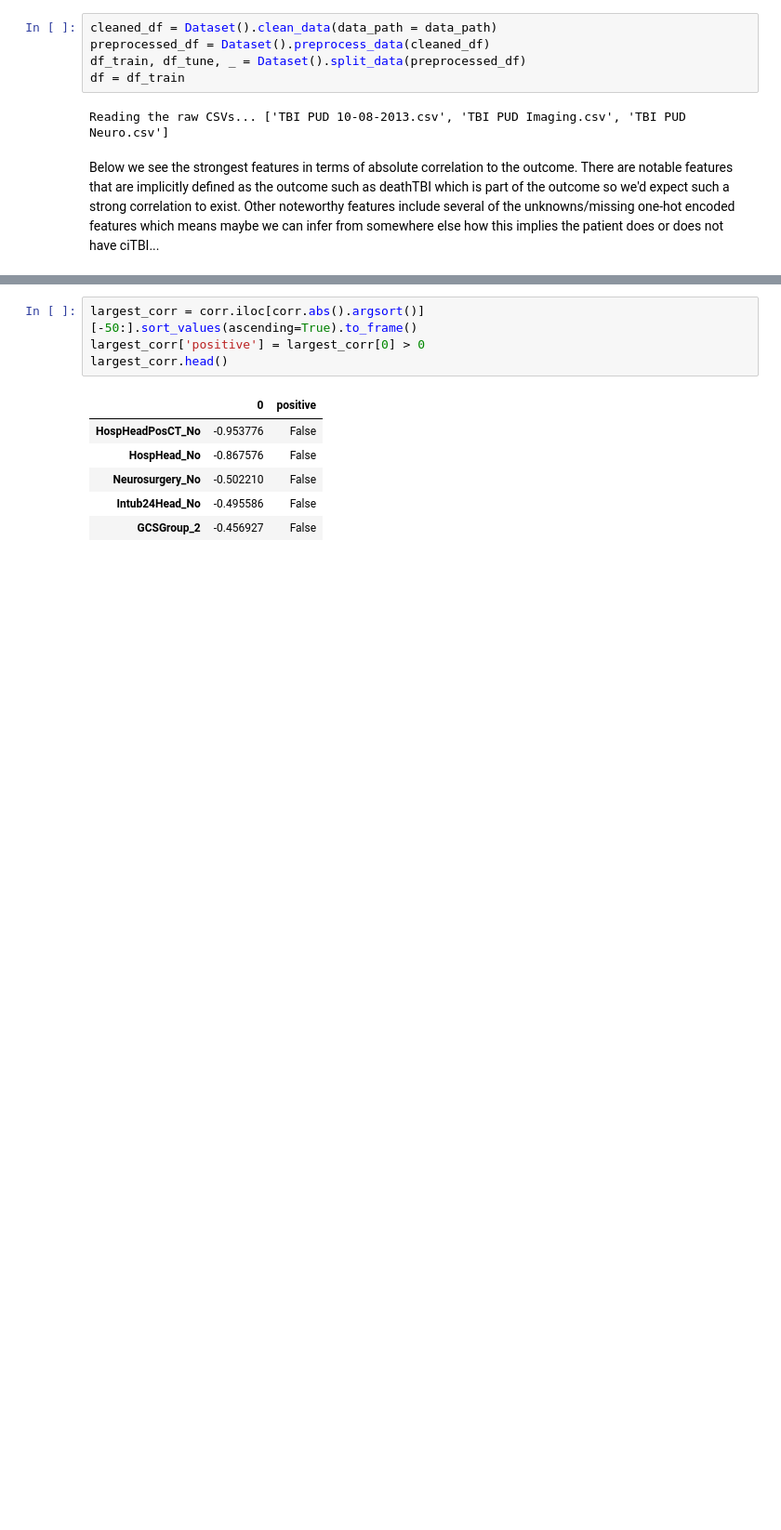
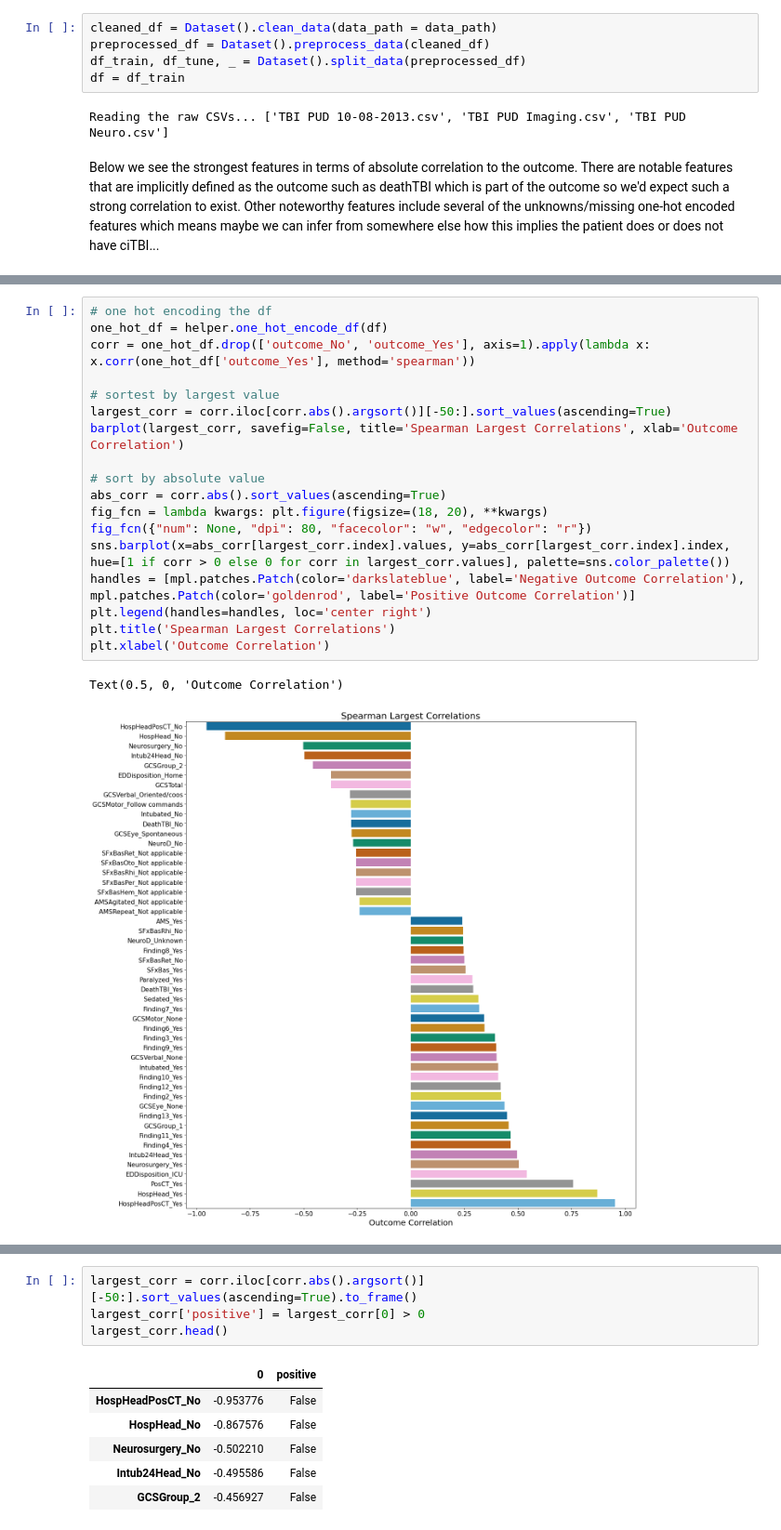
Before and after one commit to Yu-Group/clinical-rule-vetting, a Jupyter notebook: rulevetting/projects/tbi_pecarn/notebooks/00_eda.ipynb, the cells around one changed output, grey strips where cells are left out. Shown at 93% size. Drawn from its saved outputs; the diff is of its cells as text; blank space fills up the shorter version.

```diff
--- a/rulevetting/projects/tbi_pecarn/notebooks/00_eda.ipynb
+++ b/rulevetting/projects/tbi_pecarn/notebooks/00_eda.ipynb
@@ -192,0 +120,21 @@ Text(0.5, 0, 'Outcome Correlation')
+# %%
+# one hot encoding the df
+one_hot_df = helper.one_hot_encode_df(df)
+corr = one_hot_df.drop(['outcome_No', 'outcome_Yes'], axis=1).apply(lambda x: x.corr(one_hot_df['outcome_Yes'], method='spearman'))
+
+# sortest by largest value
+largest_corr = corr.iloc[corr.abs().argsort()][-50:].sort_values(ascending=True)
+barplot(largest_corr, savefig=False, title='Spearman Largest Correlations', xlab='Outcome Correlation')
+
+# sort by absolute value
+abs_corr = corr.abs().sort_values(ascending=True)
+fig_fcn = lambda kwargs: plt.figure(figsize=(18, 20), **kwargs)
+fig_fcn({"num": None, "dpi": 80, "facecolor": "w", "edgecolor": "r"})
+sns.barplot(x=abs_corr[largest_corr.index].values, y=abs_corr[largest_corr.index].index, hue=[1 if corr > 0 else 0 for corr in largest_corr.values], palette=sns.color_palette())
+handles = [mpl.patches.Patch(color='darkslateblue', label='Negative Outcome Correlation'), mpl.patches.Patch(color='goldenrod', label='Positive Outcome Correlation')]
+plt.legend(handles=handles, loc='center right')
+plt.title('Spearman Largest Correlations')
+plt.xlabel('Outcome Correlation')
+# %% [output]
+Text(0.5, 0, 'Outcome Correlation')
+[figure, added]
```
Also changed, not shown: parts of 3 cells of this notebook.
